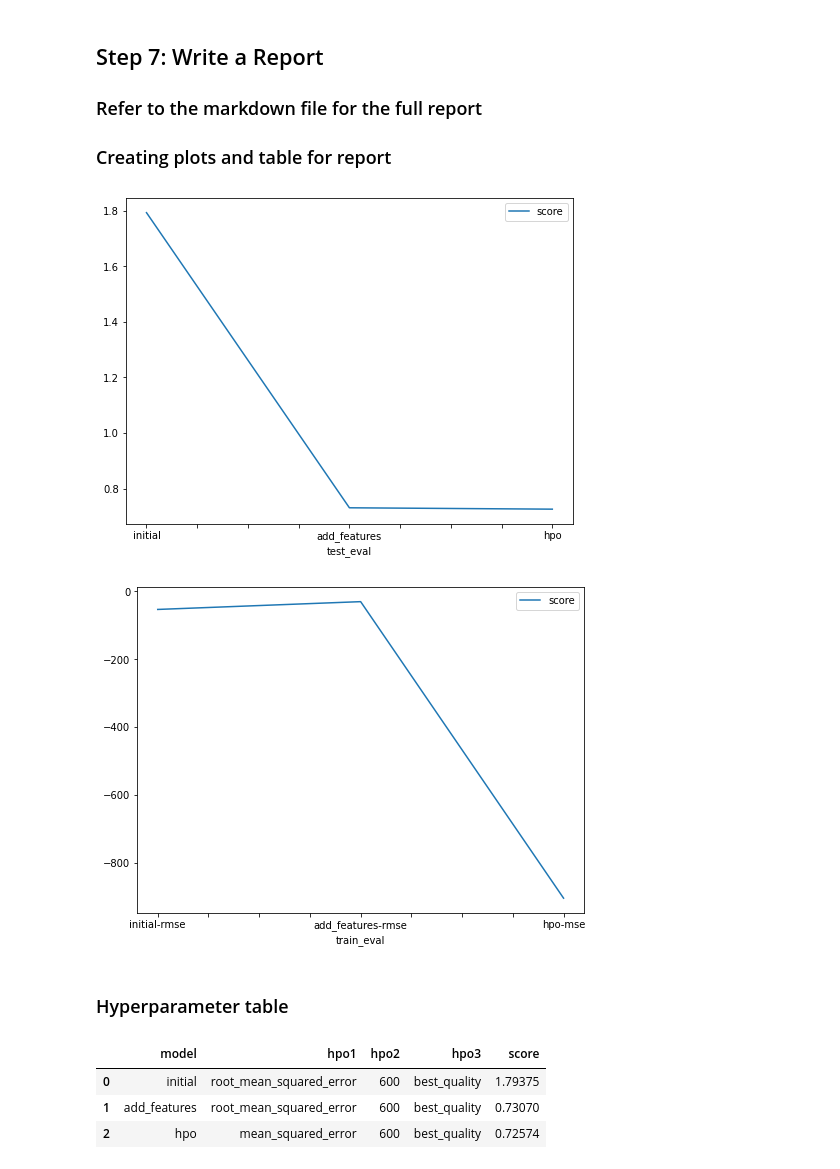
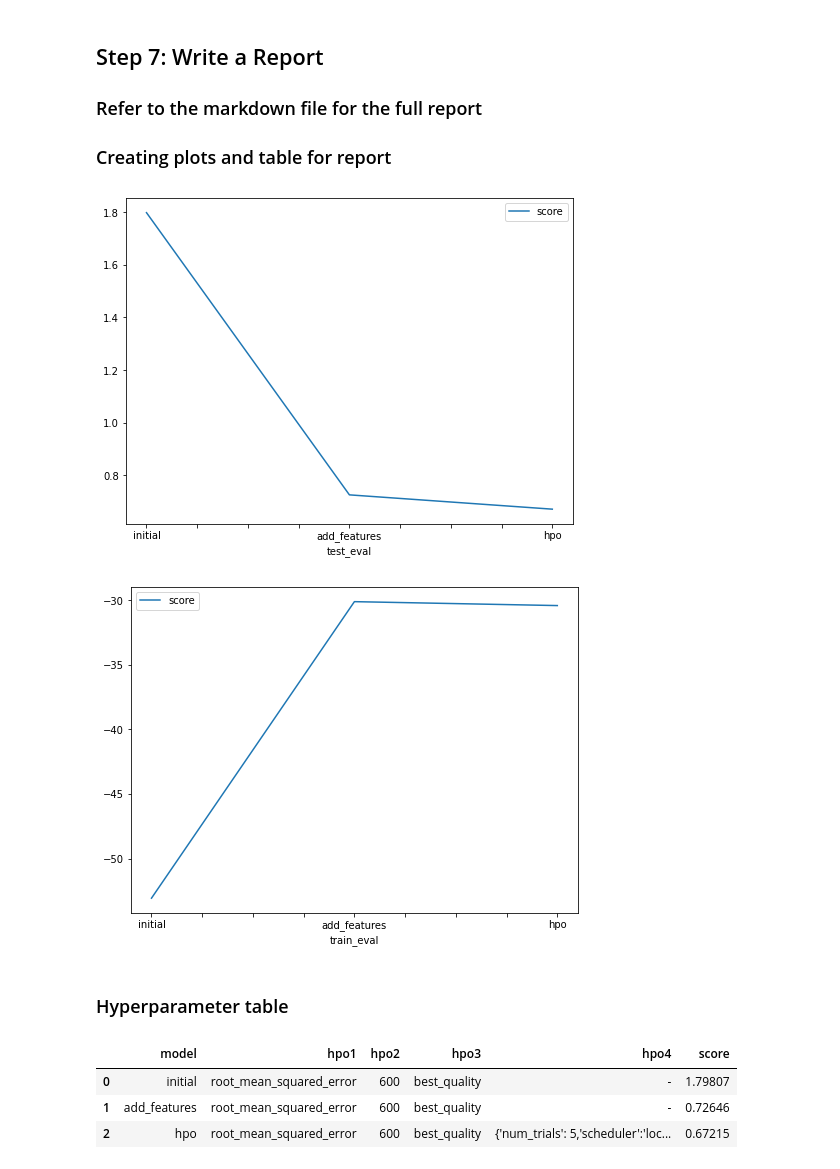
Before and after one commit to Trosfy/cd0385-project-starter, a Jupyter notebook: project/project-notebook.ipynb, the cells around one changed output. Drawn from its saved outputs; the diff is of its cells as text; code cells hidden in the pictures.

```diff
--- a/project/project-notebook.ipynb
+++ b/project/project-notebook.ipynb
@@ -115,8 +115,8 @@ from autogluon.tabular import TabularPredictor
 # %%
 # Create the train dataset in pandas by reading the csv
 # Set the parsing of the datetime column so you can use some of the `dt` features in pandas later
-train = pd.read_csv("train.csv")
-train['datetime'] = pd.to_datetime(train['datetime'])
+train = pd.read_csv("train.csv", parse_dates=['datetime'])
+
 train.head()
 # %% [output]
 |  | datetime | season | holiday | workingday | weather | temp | atemp | humidity | windspeed | casual | ... |
@@ -745,9 +745,14 @@ submission_new_features.csv    2023-06-02 12:55:54  one hot double model  comple
 * Options are to change the AutoGluon higher level parameters or the individual model hyperparameters.
 * The hyperparameters of the models themselves that are in AutoGluon. Those need the `hyperparameter` and `hyperparameter_tune_kwargs` arguments.
 # %%
-predictor_new_hpo_mse = TabularPredictor(label="count", problem_type="regression", eval_metric="mean_squared_error", learner_kwargs={"ignored_columns": ['casual', 'registered']}).fit(
+predictor_new_hpo = TabularPredictor(label="count", problem_type="regression", eval_metric="root_mean_squared_error", learner_kwargs={"ignored_columns": ['casual', 'registered']}).fit(
     train_data=train,
     time_limit=600,
-    presets="best_quality"
+    presets="best_quality",
+    hyperparameter_tune_kwargs={
+        'num_trials': 5,
+        'scheduler' : 'local',
+        'searcher': 'auto',
+    }
 )
 # %% [output]
@@ -771,6 +773,6 @@ TabularPredictor saved. To load, use: predictor = TabularPredictor.load("Autoglu
 # %%
-predictor_new_hpo_mse.fit_summary()
-predictor_new_hpo_mse.leaderboard(silent=True).plot(kind="bar", x="model", y="score_val")
+predictor_new_hpo.fit_summary()
+predictor_new_hpo.leaderboard(silent=True).plot(kind="bar", x="model", y="score_val")
 # %% [output]
 *** Summary of fit() ***
 Estimated performance of each model:
@@ -836,36 +838,41 @@ fig.savefig('model_train_score.png')
 # %%
 # Take the 3 kaggle scores and creating a line plot to show improvement
 fig = pd.DataFrame(
     {
         "test_eval": ["initial", "add_features", "hpo"],
-        "score": [1.79375, 0.73070, 0.72574]
+        "score": [1.79807, 0.72646, 0.67215]
     }
 ).plot(x="test_eval", y="score", figsize=(8, 6)).get_figure()
 fig.savefig('model_test_score.png')
 
 fig_train = pd.DataFrame(
     {
-        "train_eval": ["initial-rmse", "add_features-rmse", "hpo-mse"],
-        "score": [-53.091652, -30.130105, -904.466293]
+        "train_eval": ["initial", "add_features", "hpo"],
+        "score": [
+            predictor.leaderboard(silent=True)['score_val'][0],
+            predictor_new_features.leaderboard(silent=True)['score_val'][0],
+            predictor_new_hpo.leaderboard(silent=True)['score_val'][0]
+        ]
     }
 ).plot(x="train_eval", y="score", figsize=(8, 6)).get_figure()
 fig_train.savefig('model_train_score.png')
 # %% [output]
-[figure, old version]
+[figure, new version]
-[figure, old version]
+[figure, new version]
 # %% [markdown]
 ### Hyperparameter table
 # %%
 # The 3 hyperparameters we tuned with the kaggle score as the result
 pd.DataFrame({
     "model": ["initial", "add_features", "hpo"],
-    "hpo1": ['root_mean_squared_error', 'root_mean_squared_error', 'mean_squared_error'],
+    "hpo1": ['root_mean_squared_error', 'root_mean_squared_error', 'root_mean_squared_error'],
     "hpo2": ['600', '600', '600'],
     "hpo3": ['best_quality', 'best_quality', 'best_quality'],
-    "score": [1.79375, 0.73070, 0.72574]
+    "hpo4": ['-','-',"{'num_trials': 5,'scheduler':'local','searcher': 'auto'}"],
+    "score": [1.79807, 0.72646, 0.67215]
 })
 # %% [output]
-|  | model | hpo1 | hpo2 | hpo3 | score |
-| 0 | initial | root_mean_squared_error | 600 | best_quality | 1.79375 |
-| 1 | add_features | root_mean_squared_error | 600 | best_quality | 0.73070 |
-| 2 | hpo | mean_squared_error | 600 | best_quality | 0.72574 |
+|  | model | hpo1 | hpo2 | hpo3 | hpo4 | score |
+| 0 | initial | root_mean_squared_error | 600 | best_quality | - | 1.79807 |
+| 1 | add_features | root_mean_squared_error | 600 | best_quality | - | 0.72646 |
+| 2 | hpo | root_mean_squared_error | 600 | best_quality | {'num_trials': 5,'scheduler':'loc... | 0.67215 |
```
Also changed, not shown: parts of 21 cells of this notebook, 4 other files.
